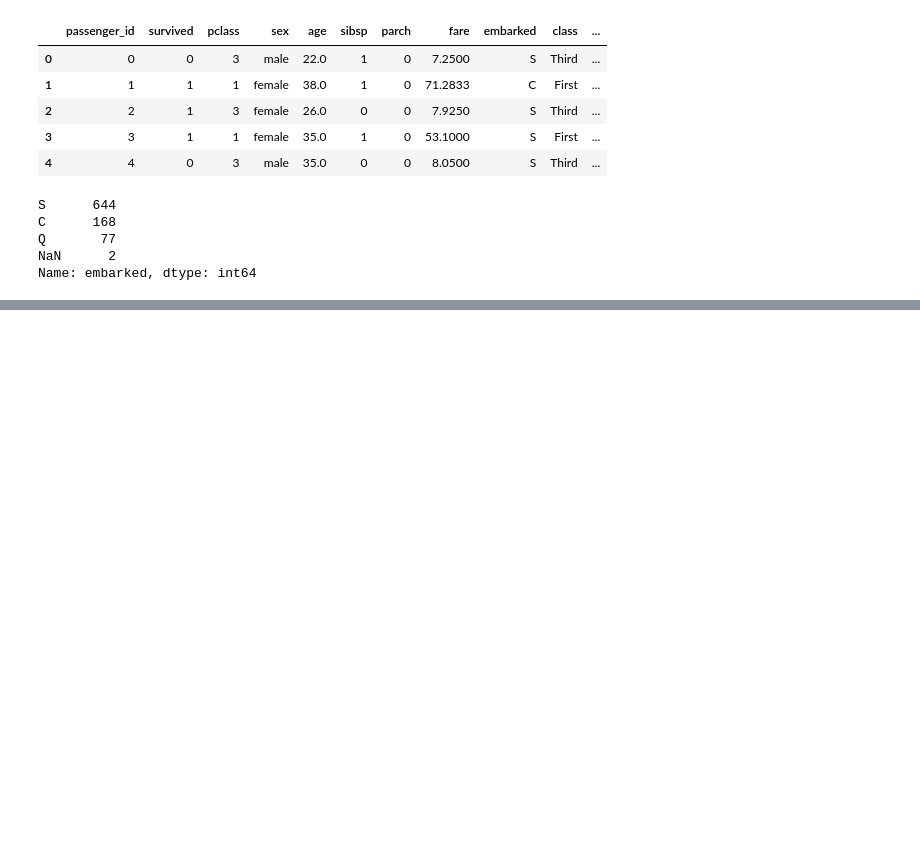
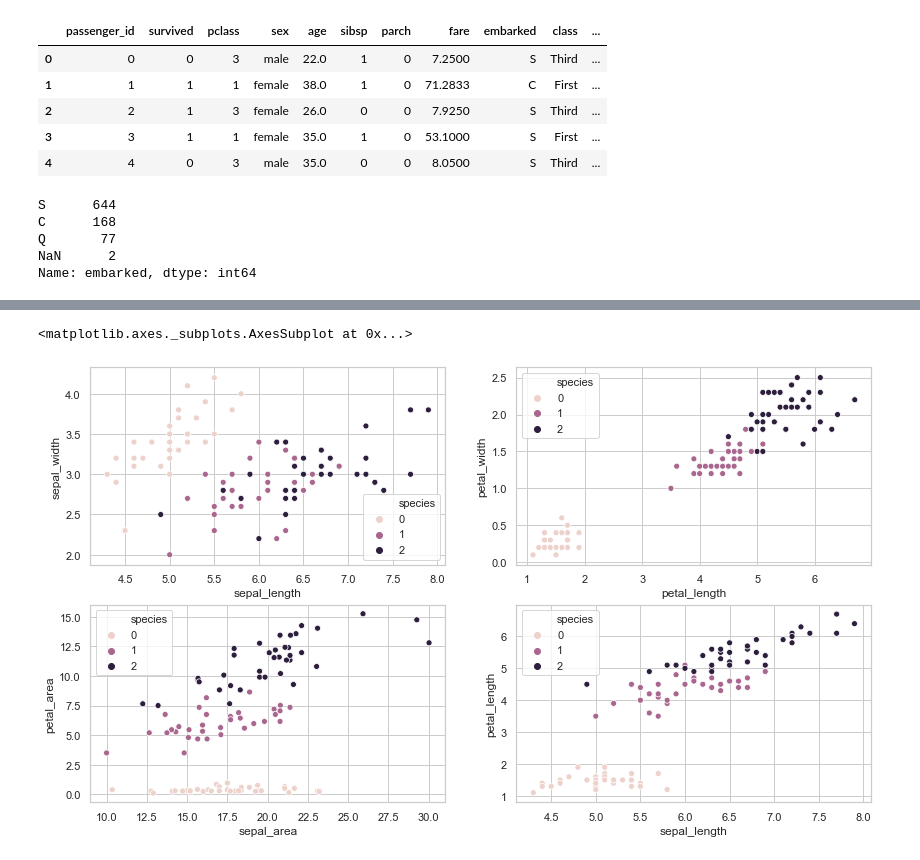
Before and after one commit to samlcallahan/ds-methodologies-exercises, a Jupyter notebook: classification/classification_exercises.ipynb, the cells around one changed output, grey strips where cells are left out. Saved outputs shown, nothing was run; the diff lists cells and outputs as text; code cells hidden in the pictures; blank space fills up the shorter version.

```diff
--- a/classification/classification_exercises.ipynb
+++ b/classification/classification_exercises.ipynb
@@ -144,0 +172,4 @@ titanic[['fare', 'age']] = scaler.fit_transform(titanic[['fare', 'age']])
+# %%
+iris_train['sepal_area'] = iris_train.sepal_width * iris_train.sepal_length
+iris_train['petal_area'] = iris_train.petal_length * iris_train.petal_width
+iris_train.head()
@@ -144,0 +183,11 @@ titanic[['fare', 'age']] = scaler.fit_transform(titanic[['fare', 'age']])
+# %%
+import numpy as np
+ax = plt.subplots(nrows=2, ncols=2, figsize=(14,8))[1]
+
+sns.scatterplot('sepal_length', 'sepal_width', hue='species', data=iris_train, ax=ax[0][0])
+sns.scatterplot('petal_length', 'petal_width', hue='species', data=iris_train, ax=ax[0][1])
+sns.scatterplot('sepal_area', 'petal_area', hue='species', data=iris_train, ax=ax[1][0])
+sns.scatterplot('sepal_length', 'petal_length', hue='species', data=iris_train, ax=ax[1][1])
+# %% [output]
+<matplotlib.axes._subplots.AxesSubplot at 0x...>
+[figure, added]
```
Also changed, not shown: parts of 13 cells of this notebook, 1 other file.
